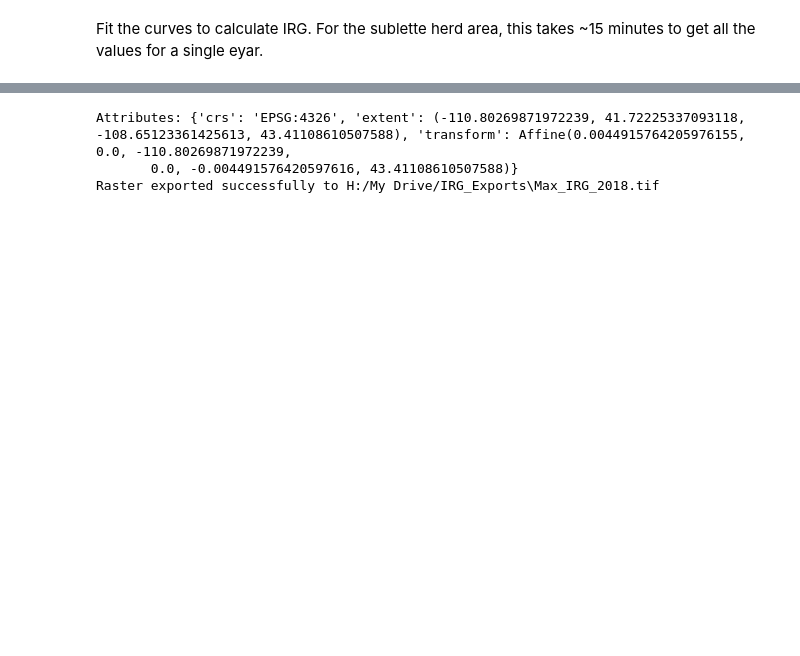
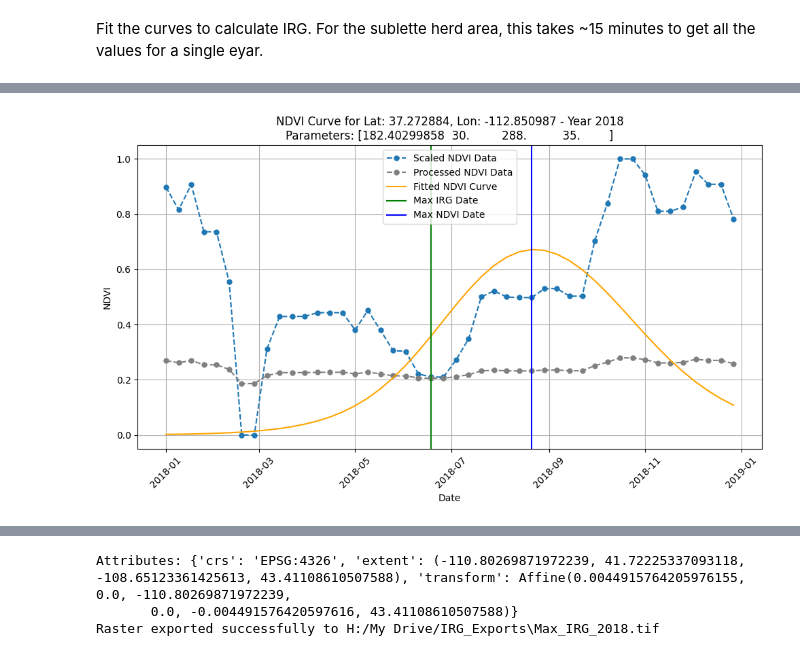
Before and after one commit to tlasharr/DroughtSurfing, a Jupyter notebook: RemoteSensingProcessing/2_Fit_DLC_NDVI_JN.ipynb, the cells around one changed output, grey strips where cells are left out. Cells and saved outputs as stored; diff of their text form; code cells hidden in the pictures; blank space fills up the shorter version.

```diff
--- a/RemoteSensingProcessing/2_Fit_DLC_NDVI_JN.ipynb
+++ b/RemoteSensingProcessing/2_Fit_DLC_NDVI_JN.ipynb
@@ -413,0 +398,96 @@ Max NDVI date: [[ nan 193. 145. ... 181. 197. 197.]
+# %%
+from rasterio.transform import rowcol
+
+# Function to calculate fitted NDVI values for specific dates
+def calculate_fitted_ndvi(dlc_params, time_points):
+    return dlc_model(time_points, *dlc_params)
+
+# Updated function to plot NDVI and curves for a specific latitude and longitude
+def plot_ndvi_latlon(dlc_results, stacked_data, scaled_data, dates, lat, lon, transform, years):
+    # Convert latitude and longitude to row and column indices
+    row, col = rowcol(transform, lon, lat)
+    print(f"Latitude: {lat}, Longitude: {lon} -> Row: {row}, Col: {col}")
+
+    # Plotting setup
+    fig, ax = plt.subplots(len(years), 1, figsize=(10, 6 * len(years)))
+    if len(years) == 1:
+        ax = [ax]  # Ensure ax is always a list for easy indexing
+
+    for i, year in enumerate(years):
+        # Extract parameters for the current year and pixel
+        params = dlc_results[i, row, col, :4]  # First 4 values are the fitted parameters
+
+        # Get the dates and time points for 8-day intervals
+        year_dates = np.array([date for date in dates if date.year == year])
+        time_points = np.array([date.timetuple().tm_yday for date in year_dates])
+
+        # Generate fitted curve if parameters are valid
+        if not np.isnan(params).any():
+            fitted_curve = calculate_fitted_ndvi(params, time_points)
+
+            # Calculate IRG and find max dates (for 8-day intervals)
+            irg_vals = np.diff(fitted_curve)
+            max_irg_idx = np.nanargmax(irg_vals)
+            max_ndvi_idx = np.nanargmax(fitted_curve)
+
+            max_irg_date = year_dates[max_irg_idx]
+            max_ndvi_date = year_dates[max_ndvi_idx]
+        else:
+            fitted_curve = None
+            max_irg_date = max_ndvi_date = None
+            print(f"No valid parameters for pixel ({row}, {col}) in {year}")
+
+        # Extract raw NDVI values for the current year and pixel
+        year_indices = [j for j, date in enumerate(dates) if date.year == year]
+        ndvi_values = scaled_data[year_indices, row, col]
+        ndvi_values_raw = stacked_data[year_indices, row, col]
+
+        # Plot raw NDVI data
+        ax[i].plot(year_dates, ndvi_values, 'o', label="Scaled NDVI Data", linestyle='--', markersize=5)
+        ax[i].plot(year_dates, ndvi_values_raw, 'o', label="Processed NDVI Data", linestyle='--', markersize=5, color = "grey")
+
+        # Plot fitted DLC curve if available
+        if fitted_curve is not None:
+            ax[i].plot(year_dates, fitted_curve, label="Fitted NDVI Curve", color='orange')
+            ax[i].set_title(f"NDVI Curve for Lat: {lat}, Lon: {lon} - Year {year}\nParameters: {params}")
+
+            # Plot vertical lines at max IRG and max NDVI dates
+            if max_irg_date is not None:
+                ax[i].axvline(max_irg_date, color='green', linestyle='-', label="Max IRG Date")
+            if max_ndvi_date is not None:
+                ax[i].axvline(max_ndvi_date, color='blue', linestyle='-', label="Max NDVI Date")
+        else:
+            ax[i].set_title(f"NDVI Curve for Lat: {lat}, Lon: {lon} - Year {year} (No Fit)")
+
+        # Formatting
+        ax[i].set_xlabel("Date")
+        ax[i].set_ylabel("NDVI")
+        ax[i].legend()
+        ax[i].grid(True)
+        ax[i].tick_params(axis='x', rotation=45)
+
+    plt.tight_layout()
+    plt.show()
+
+
+# -110.0903 42.23412
+latitude =  37.272884  # Replace with your latitude
+longitude = -112.850987  # Replace with your longitude
+transform = mosaic_att.attrs["transform"]  # Use the transform from your mosaic
+
+# Plot NDVI for the given latitude and longitude
+plot_ndvi_latlon(dlc_results, stacked_data, scaled_data, dates, latitude, longitude, transform, years)
+
+latitude = 37.092615  # Replace with your latitude
+longitude = -112.974834  # Replace with your longitude
+
+# Plot NDVI for the given latitude and longitude
+plot_ndvi_latlon(dlc_results, stacked_data, scaled_data, dates, latitude, longitude, transform, years)
+
+# ## -109.2682 42.47383
+latitude =    37.112968  # Replace with your latitude
+longitude = -112.338641 # Replace with your longitude
+
+# Plot NDVI for the given latitude and longitude
+plot_ndvi_latlon(dlc_results, stacked_data, scaled_data, dates, latitude, longitude, transform, years)
+# %% [output]
@@ -413,0 +495 @@ Max NDVI date: [[ nan 193. 145. ... 181. 197. 197.]
+[figure, added]
```
Also changed, not shown: parts of 12 cells of this notebook.
